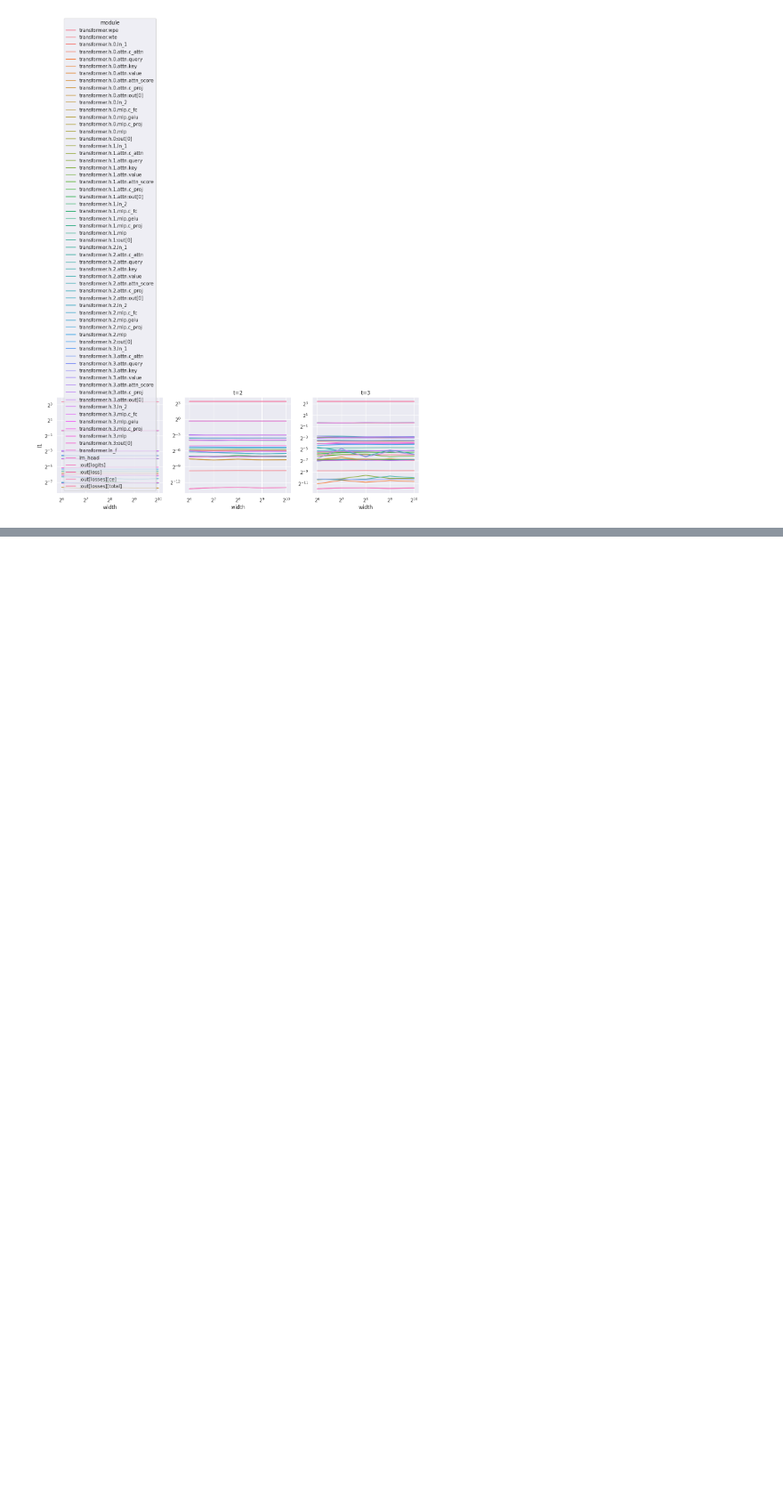
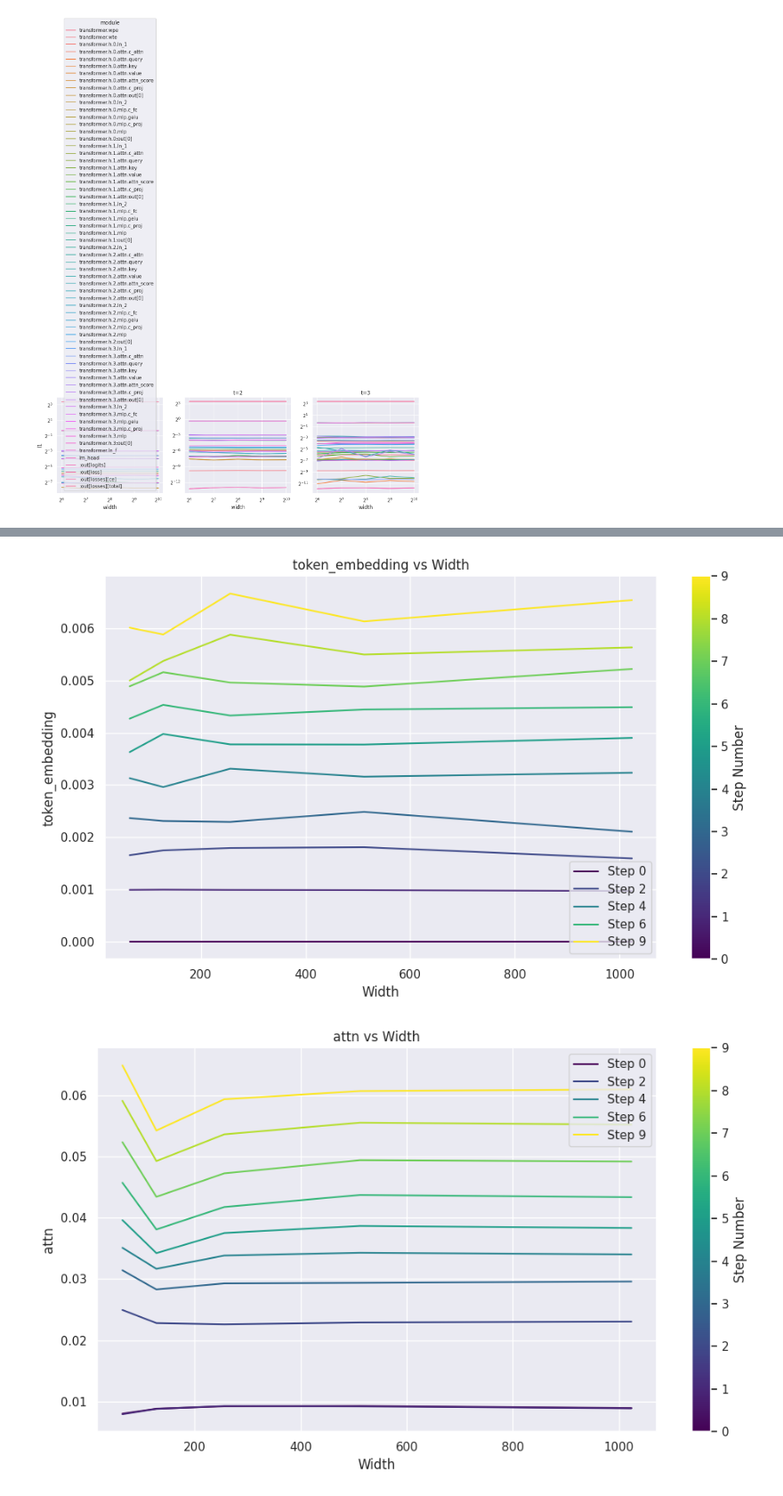
Before and after one commit to andrew-healey/context-compression, a Jupyter notebook: coord-check.ipynb, the cells around one changed output, grey strips where cells are left out. Shown at 89% size. Drawn from its saved outputs; the diff is of its cells as text; code cells hidden in the pictures; blank space fills up the shorter version.

```diff
--- a/coord-check.ipynb
+++ b/coord-check.ipynb
@@ -82,0 +187,48 @@ plot_coord_data(df)
+# %%
+out_dict
+{k: torch.stack(v).shape for k, v in out_dict.items()} # shape (num_widths, num_steps)
+
+widths = list(models.keys())
+step_nums = range(max_steps)
+
+# plot one graph per key
+# that graph should be:
+# x axis: width
+# y axis: numeric value
+# one line per step, color-coded by step number (from blue=0 -> red=max_steps-1)
+import matplotlib.pyplot as plt
+import numpy as np
+
+for key in out_dict.keys():
+    fig, ax = plt.figure(figsize=(10, 6)), plt.gca()
+
+    # Create a colormap for the steps
+    cmap = plt.cm.viridis
+    norm = plt.Normalize(0, max_steps-1)
+
+    for step_num in step_nums:
+        values = [out_dict[key][i][step_num].item() for i in range(len(widths))]
+        ax.plot(widths, values, label=f'Step {step_num}', color=cmap(norm(step_num)))
+
+    plt.xlabel('Width')
+    plt.ylabel(key)
+    plt.title(f'{key} vs Width')
+
+    # Only show a few steps in the legend to avoid overcrowding
+    if max_steps > 5:
+        handles, labels = ax.get_legend_handles_labels()
+        selected_indices = np.linspace(0, max_steps-1, 5, dtype=int)
+        ax.legend([handles[i] for i in selected_indices], [labels[i] for i in selected_indices])
+    else:
+        ax.legend()
+
+    # Create a proper colorbar with the correct mappable
+    sm = plt.cm.ScalarMappable(cmap=cmap, norm=norm)
+    sm.set_array([])  # You need to set an array for the mappable
+    plt.colorbar(sm, ax=ax, label='Step Number')
+
+    plt.tight_layout()
+    plt.show()
+# %% [output]
+[figure, added]
+[figure, added]
```
Also changed, not shown: parts of 2 cells of this notebook.
